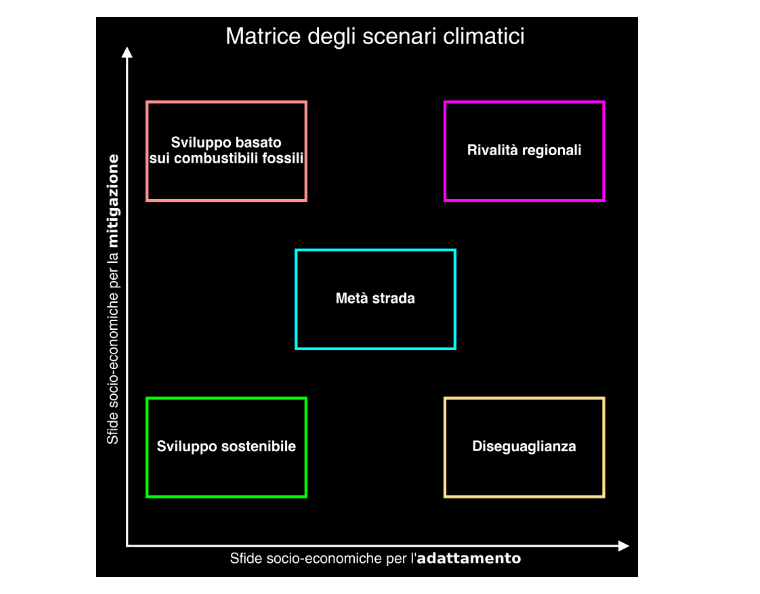
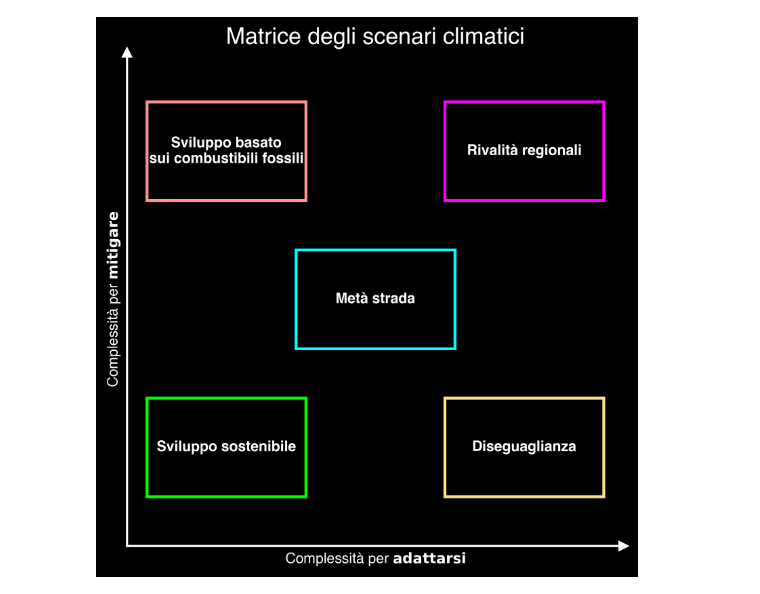
Before and after one commit to Robin-Castellani/TEDx-fogliano-2024, a Jupyter notebook: ssp_scenarios.ipynb, the cells around one changed output. Drawn from its saved outputs; the diff is of its cells as text; code cells hidden in the pictures.

```diff
--- a/ssp_scenarios.ipynb
+++ b/ssp_scenarios.ipynb
@@ -18,55 +18,65 @@ fig, ax = plt.subplots(figsize=(6.2, 6.2))
 # Define coordinates for each SSP
 ssps = {
     "Sviluppo sostenibile": (1, 1),  # Low challenges for both
-    "Metà strada": (2.5, 2.5),  # Medium challenges for both
-    "Rivalità regionali": (4, 4),  # High challenges for both
-    "Diseguaglianza": (4, 1),  # High adaptation, low mitigation
     "Sviluppo basato\nsui combustibili fossili": (
         1,
         4,
     ),  # Low adaptation, high mitigation
+    "Diseguaglianza": (4, 1),  # High adaptation, low mitigation
+    "Rivalità regionali": (4, 4),  # High challenges for both
+    "Metà strada": (2.5, 2.5),  # Medium challenges for both
 }
 
-# Plot each SSP as a rectangle with text
-for ssp, (x, y) in ssps.items():
-    # Create rectangle
-    rect_width = 1.6
-    rect_height = 1
-    rect = plt.Rectangle(
-        (x - rect_width / 2, y - rect_height / 2),
-        rect_width,
-        rect_height,
-        facecolor="black",
-        edgecolor=colors[ssp.replace("\n", " ")],
-        linewidth=2,
-    )
-    ax.add_patch(rect)
-    # Add text in rectangle center
-    ax.text(x, y, ssp, horizontalalignment="center", verticalalignment="center", weight="bold")
-
 # Customize axes
-ax.set_xlabel("Sfide socio-economiche per l'" + r"$\bf{adattamento}$")
-ax.set_ylabel("Sfide socio-economiche per la " + r"$\bf{mitigazione}$")
+ax.set_xlabel("Complessità per " + r"$\bf{adattarsi}$")
+ax.set_ylabel("Complessità per " + r"$\bf{mitigare}$")
 ax.set_xlim(0, 5)
 ax.set_ylim(0, 5)
 
 # Add arrow heads and lines (only bottom and left)
 ax.plot((0, 5), (0, 0), "w-", clip_on=False)  # Bottom line
 ax.plot((5, 5), (0, 0), "w>", clip_on=False)  # Bottom arrow
 ax.plot((0, 0), (0, 5), "w-", clip_on=False)  # Left line
 ax.plot((0, 0), (5, 5), "w^", clip_on=False)  # Left arrow
 
 # Remove ticks but keep labels
 ax.set_xticks([])
 ax.set_yticks([])
 
 ax.set_title("Matrice degli scenari climatici")
 
 # Remove top and right spines
 ax.spines['top'].set_visible(False)
 ax.spines['right'].set_visible(False)
 
+# save the matrix without any scenario
+fig.savefig(images_dir / "ssp_scenarios_0.svg")
+
+# Plot each SSP as a rectangle with text
+for i, (ssp, (x, y)) in enumerate(ssps.items(), start=1):
+    # Create rectangle
+    rect_width = 1.6
+    rect_height = 1
+    rect = plt.Rectangle(
+        (x - rect_width / 2, y - rect_height / 2),
+        rect_width,
+        rect_height,
+        facecolor="black",
+        edgecolor=colors[ssp.replace("\n", " ")],
+        linewidth=2,
+    )
+    ax.add_patch(rect)
+    # Add text in rectangle center
+    ax.text(
+        x,
+        y,
+        ssp,
+        horizontalalignment="center",
+        verticalalignment="center",
+        weight="bold",
+    )
+    fig.savefig(images_dir / f"ssp_scenarios_{i}.svg")
+
 plt.show()
-fig.savefig(images_dir / "ssp_scenarios.svg")
 # %% [output]
-[figure, old version]
+[figure, new version]
```
Also changed, not shown: 1 other file.
